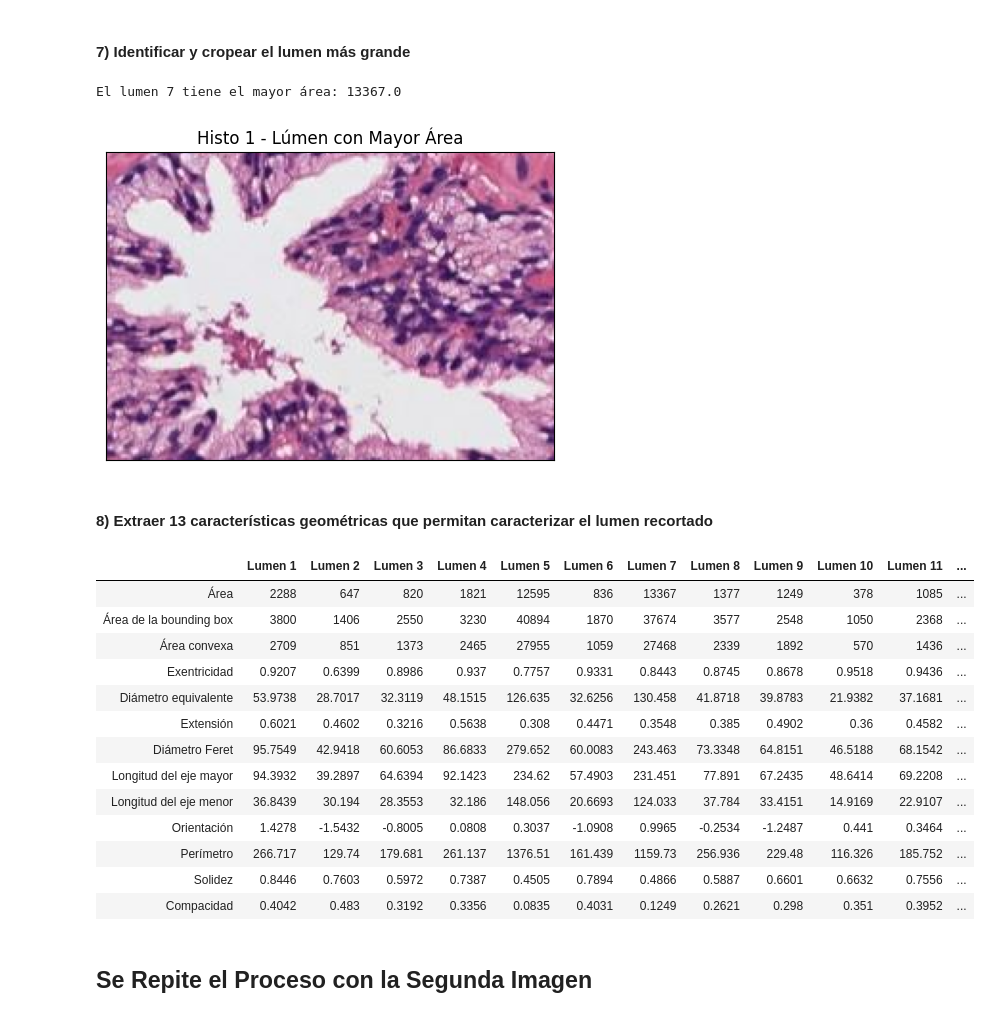
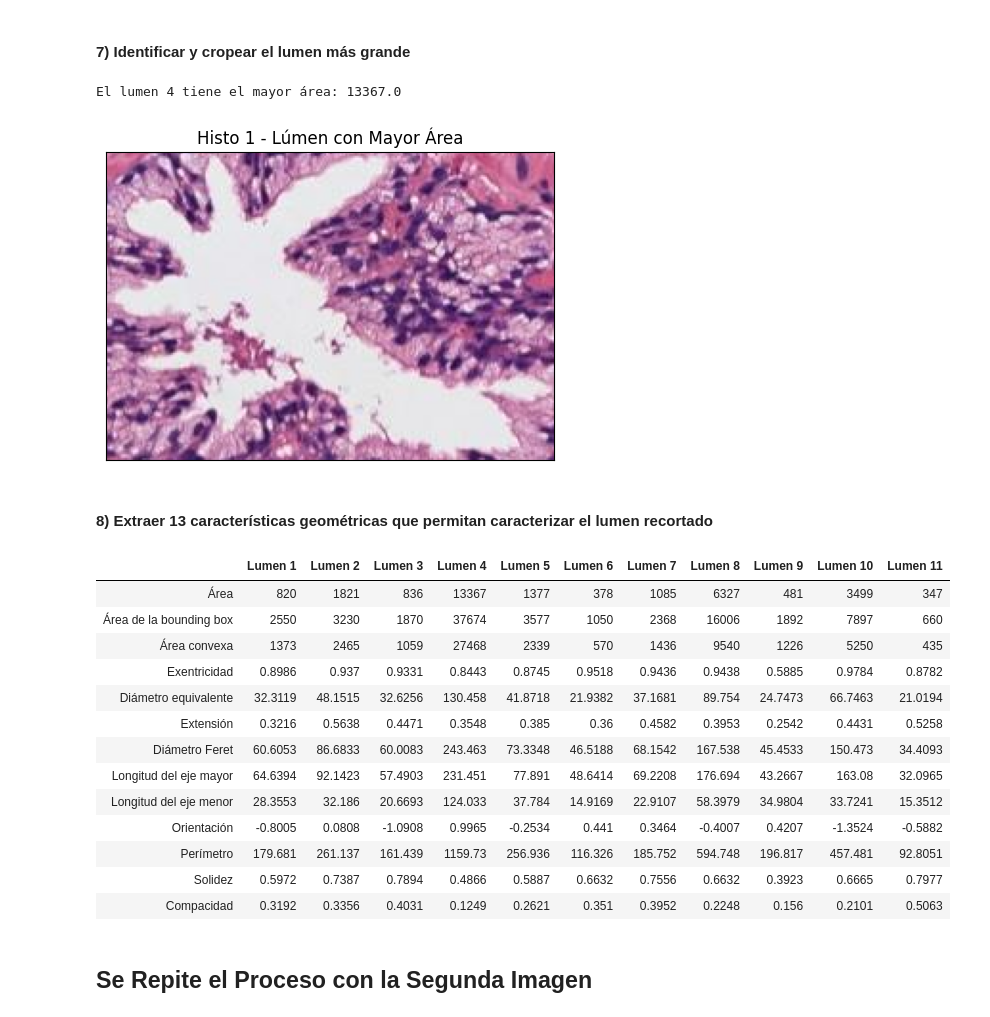
Before and after one commit to cedaniel200/viu-aprendizaje-supervisado, a Jupyter notebook: actividades/Actividad_Computer_Vision_C1_MenesesGuevara_CesarDaniel.ipynb, the cells around one changed output. Cells and saved outputs as stored; diff of their text form; code cells hidden in the pictures.

```diff
--- a/actividades/Actividad_Computer_Vision_C1_MenesesGuevara_CesarDaniel.ipynb
+++ b/actividades/Actividad_Computer_Vision_C1_MenesesGuevara_CesarDaniel.ipynb
@@ -107,8 +107,9 @@ visualizar_imagen(histo_1_limpia, "Histo 1 - Limpia")
 # y el resto de la imagen negra. Pista: utilizar dos semillas. Nota: Se pueden fijar las semillas de manera manual, pero
 # se valorará positivamente a aquell@s que desarrollen una función para encontrarlas automáticamente.
 # Visualizar la máscara resultante.
+from skimage.segmentation import clear_border
 
-def rellenar_fondo(imagen):
+def rellenar_fondo_2(imagen):
     # Crear una copia de la imagen
     imagen_copia = imagen.copy()
 
@@ -124,6 +125,16 @@ def rellenar_fondo(imagen):
 
     return imagen_copia
 
+def rellenar_fondo(imagen):
+    imagen_copia = imagen.copy()
+    mascara = imagen_copia.astype(bool)
+
+    return clear_border(mascara).astype(np.uint8)
+
+
+
+
+
 histo_1_lumenes = rellenar_fondo(histo_1_limpia)
 visualizar_imagen(histo_1_lumenes, "Histo 1 - Lúmenes Aislados")
 # %% [output]
@@ -167,6 +174,7 @@ visualizar_imagen(histo_1_con_contorno, "Histo 1 - Lúmenes")
 # %%
 # Determinar cuál es el lumen de mayor área y hacer un crop del mismo sobre la imagen original RGB.
 # Visualizar el lumen cropeado.
+from skimage.measure import label, regionprops
 
 def obtener_propiedades_lumenes(etiquetas, num_etiquetas):
     A,BB,CA,E,ED,EX, DF, MA,MiA,OR,P,S,CO = ['Área'], ['Área de la bounding box'], ['Área convexa'],  \
@@ -176,8 +184,6 @@ def obtener_propiedades_lumenes(etiquetas, num_etiquetas):
 
     for i in range(1, num_etiquetas + 1):
         lumen = etiquetas == i
-        lumen = lumen.astype('uint8')
-
         prop = regionprops(lumen.astype(np.uint8))
 
         A.append(np.round(prop[0].area, 4))
@@ -205,57 +211,57 @@ def crop_lumen_con_mayor_area(imagen, etiquetas, propiedades):
     print(f"El lumen {posicion} tiene el mayor área: {areas.max()}")
 
     lumen = etiquetas == posicion
-    lumen = lumen.astype('uint8')
     prop = regionprops(lumen.astype(np.uint8))
     minr, minc, maxr, maxc = prop[0].bbox
     return imagen[minr:maxr, minc:maxc]
 
+histo_1_etiquetas, histo_1_num_etiquetas = label(histo_1_lumenes_fill, return_num=True)
 histo_1_propiedades = obtener_propiedades_lumenes(histo_1_etiquetas, histo_1_num_etiquetas)
 histo_1_crop = crop_lumen_con_mayor_area(histo_1, histo_1_etiquetas, histo_1_propiedades)
 visualizar_imagen(histo_1_crop, "Histo 1 - Lúmen con Mayor Área")
 # %% [output]
-El lumen 7 tiene el mayor área: 13367.0
+El lumen 4 tiene el mayor área: 13367.0
 [figure]
 # %% [markdown]
 #### 8) Extraer 13 características geométricas que permitan caracterizar el lumen recortado
 # %%
 # Calcular las siguientes características del crop del lumen de mayor área, redondeando su valor hasta el cuarto decimal.
 # 1) Área
 # 2) Área de la bounding box
 # 3) Área convexa
 # 4) Exentricidad
 # 5) Diámetro equivalente
 # 6) Extensión
 # 7) Diámetro Feret
 # 8) Longitud del eje mayor
 # 9) Longitud del eje menor
 # 10) Orientación
 # 11) Perímetro
 # 12) Solidez
 # 13) Compacidad
 
 def tabular_informacion(propiedades):
-    num = len(propiedades[0]) - 1
-    headers = [f"Lumen {num}" for num in range(1, num + 1)]
+    num = len(propiedades[0])
+    headers = [f"Lumen {num}" for num in range(1, num)]
     html_table = tabulate(propiedades, headers=headers, tablefmt="html")
     display(HTML(html_table))
 
 tabular_informacion(histo_1_propiedades)
 # %% [output]
-|  | Lumen 1 | Lumen 2 | Lumen 3 | Lumen 4 | Lumen 5 | Lumen 6 | Lumen 7 | Lumen 8 | Lumen 9 | Lumen 10 | Lumen 11 | ... |
-| Área | 2288 | 647 | 820 | 1821 | 12595 | 836 | 13367 | 1377 | 1249 | 378 | 1085 | ... |
-| Área de la bounding box | 3800 | 1406 | 2550 | 3230 | 40894 | 1870 | 37674 | 3577 | 2548 | 1050 | 2368 | ... |
-| Área convexa | 2709 | 851 | 1373 | 2465 | 27955 | 1059 | 27468 | 2339 | 1892 | 570 | 1436 | ... |
-| Exentricidad | 0.9207 | 0.6399 | 0.8986 | 0.937 | 0.7757 | 0.9331 | 0.8443 | 0.8745 | 0.8678 | 0.9518 | 0.9436 | ... |
-| Diámetro equivalente | 53.9738 | 28.7017 | 32.3119 | 48.1515 | 126.635 | 32.6256 | 130.458 | 41.8718 | 39.8783 | 21.9382 | 37.1681 | ... |
-| Extensión | 0.6021 | 0.4602 | 0.3216 | 0.5638 | 0.308 | 0.4471 | 0.3548 | 0.385 | 0.4902 | 0.36 | 0.4582 | ... |
-| Diámetro Feret | 95.7549 | 42.9418 | 60.6053 | 86.6833 | 279.652 | 60.0083 | 243.463 | 73.3348 | 64.8151 | 46.5188 | 68.1542 | ... |
-| Longitud del eje mayor | 94.3932 | 39.2897 | 64.6394 | 92.1423 | 234.62 | 57.4903 | 231.451 | 77.891 | 67.2435 | 48.6414 | 69.2208 | ... |
-| Longitud del eje menor | 36.8439 | 30.194 | 28.3553 | 32.186 | 148.056 | 20.6693 | 124.033 | 37.784 | 33.4151 | 14.9169 | 22.9107 | ... |
-| Orientación | 1.4278 | -1.5432 | -0.8005 | 0.0808 | 0.3037 | -1.0908 | 0.9965 | -0.2534 | -1.2487 | 0.441 | 0.3464 | ... |
-| Perímetro | 266.717 | 129.74 | 179.681 | 261.137 | 1376.51 | 161.439 | 1159.73 | 256.936 | 229.48 | 116.326 | 185.752 | ... |
-| Solidez | 0.8446 | 0.7603 | 0.5972 | 0.7387 | 0.4505 | 0.7894 | 0.4866 | 0.5887 | 0.6601 | 0.6632 | 0.7556 | ... |
-| Compacidad | 0.4042 | 0.483 | 0.3192 | 0.3356 | 0.0835 | 0.4031 | 0.1249 | 0.2621 | 0.298 | 0.351 | 0.3952 | ... |
+|  | Lumen 1 | Lumen 2 | Lumen 3 | Lumen 4 | Lumen 5 | Lumen 6 | Lumen 7 | Lumen 8 | Lumen 9 | Lumen 10 | Lumen 11 |
+| Área | 820 | 1821 | 836 | 13367 | 1377 | 378 | 1085 | 6327 | 481 | 3499 | 347 |
+| Área de la bounding box | 2550 | 3230 | 1870 | 37674 | 3577 | 1050 | 2368 | 16006 | 1892 | 7897 | 660 |
+| Área convexa | 1373 | 2465 | 1059 | 27468 | 2339 | 570 | 1436 | 9540 | 1226 | 5250 | 435 |
+| Exentricidad | 0.8986 | 0.937 | 0.9331 | 0.8443 | 0.8745 | 0.9518 | 0.9436 | 0.9438 | 0.5885 | 0.9784 | 0.8782 |
+| Diámetro equivalente | 32.3119 | 48.1515 | 32.6256 | 130.458 | 41.8718 | 21.9382 | 37.1681 | 89.754 | 24.7473 | 66.7463 | 21.0194 |
+| Extensión | 0.3216 | 0.5638 | 0.4471 | 0.3548 | 0.385 | 0.36 | 0.4582 | 0.3953 | 0.2542 | 0.4431 | 0.5258 |
+| Diámetro Feret | 60.6053 | 86.6833 | 60.0083 | 243.463 | 73.3348 | 46.5188 | 68.1542 | 167.538 | 45.4533 | 150.473 | 34.4093 |
+| Longitud del eje mayor | 64.6394 | 92.1423 | 57.4903 | 231.451 | 77.891 | 48.6414 | 69.2208 | 176.694 | 43.2667 | 163.08 | 32.0965 |
+| Longitud del eje menor | 28.3553 | 32.186 | 20.6693 | 124.033 | 37.784 | 14.9169 | 22.9107 | 58.3979 | 34.9804 | 33.7241 | 15.3512 |
+| Orientación | -0.8005 | 0.0808 | -1.0908 | 0.9965 | -0.2534 | 0.441 | 0.3464 | -0.4007 | 0.4207 | -1.3524 | -0.5882 |
+| Perímetro | 179.681 | 261.137 | 161.439 | 1159.73 | 256.936 | 116.326 | 185.752 | 594.748 | 196.817 | 457.481 | 92.8051 |
+| Solidez | 0.5972 | 0.7387 | 0.7894 | 0.4866 | 0.5887 | 0.6632 | 0.7556 | 0.6632 | 0.3923 | 0.6665 | 0.7977 |
+| Compacidad | 0.3192 | 0.3356 | 0.4031 | 0.1249 | 0.2621 | 0.351 | 0.3952 | 0.2248 | 0.156 | 0.2101 | 0.5063 |
 # %% [markdown]
 ## Se Repite el Proceso con la Segunda Imagen
 # %%
```
Also changed, not shown: parts of 8 cells of this notebook.
